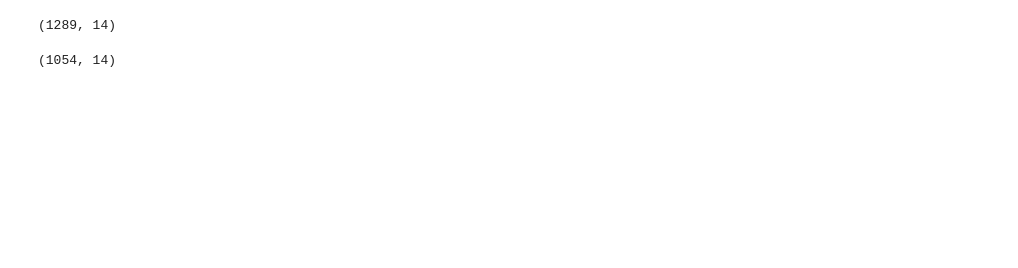
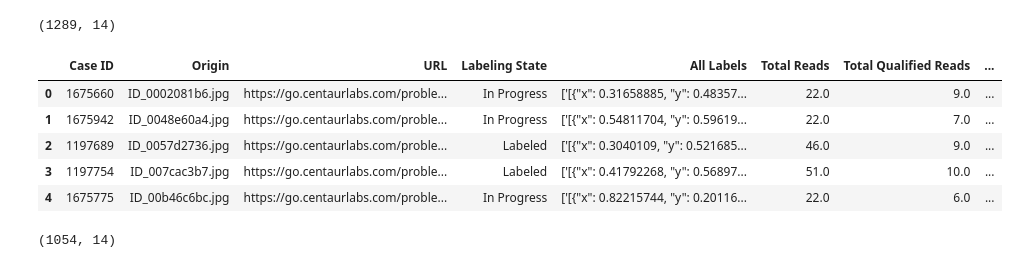
Before and after one commit to jramirezantonio/-Intracerebral-Brain-Hemorrhage-Classification, a Jupyter notebook: Final Project Data (1).ipynb, the cells around one changed output. Saved outputs shown, nothing was run; the diff lists cells and outputs as text; code cells hidden in the pictures; blank space fills up the shorter version.

```diff
--- a/Final Project Data (1).ipynb
+++ b/Final Project Data (1).ipynb
@@ -25,6 +32,15 @@ intra.shape
 #the "error_bad_lines=False" command
 # %% [output]
 (1289, 14)
+# %%
+clean_intra.head()
+# %% [output]
+|  | Case ID | Origin | URL | Labeling State | All Labels | Total Reads | Total Qualified Reads | ... |
+| 0 | 1675660 | ID_0002081b6.jpg | https://go.centaurlabs.com/proble... | In Progress | ['[{"x": 0.31658885, "y": 0.48357... | 22.0 | 9.0 | ... |
+| 1 | 1675942 | ID_0048e60a4.jpg | https://go.centaurlabs.com/proble... | In Progress | ['[{"x": 0.54811704, "y": 0.59619... | 22.0 | 7.0 | ... |
+| 2 | 1197689 | ID_0057d2736.jpg | https://go.centaurlabs.com/proble... | Labeled | ['[{"x": 0.3040109, "y": 0.521685... | 46.0 | 9.0 | ... |
+| 3 | 1197754 | ID_007cac3b7.jpg | https://go.centaurlabs.com/proble... | Labeled | ['[{"x": 0.41792268, "y": 0.56897... | 51.0 | 10.0 | ... |
+| 4 | 1675775 | ID_00b46c6bc.jpg | https://go.centaurlabs.com/proble... | In Progress | ['[{"x": 0.82215744, "y": 0.20116... | 22.0 | 6.0 | ... |
 # %%
 multiple = pd.read_csv("Results_Multiple Hemorrhage Detection_2020-11-16_21.36.24.018.csv",error_bad_lines=False )
 #again, excel file has more rows but pd reading less
```
Also changed, not shown: parts of 10 cells of this notebook, 12 other files.
